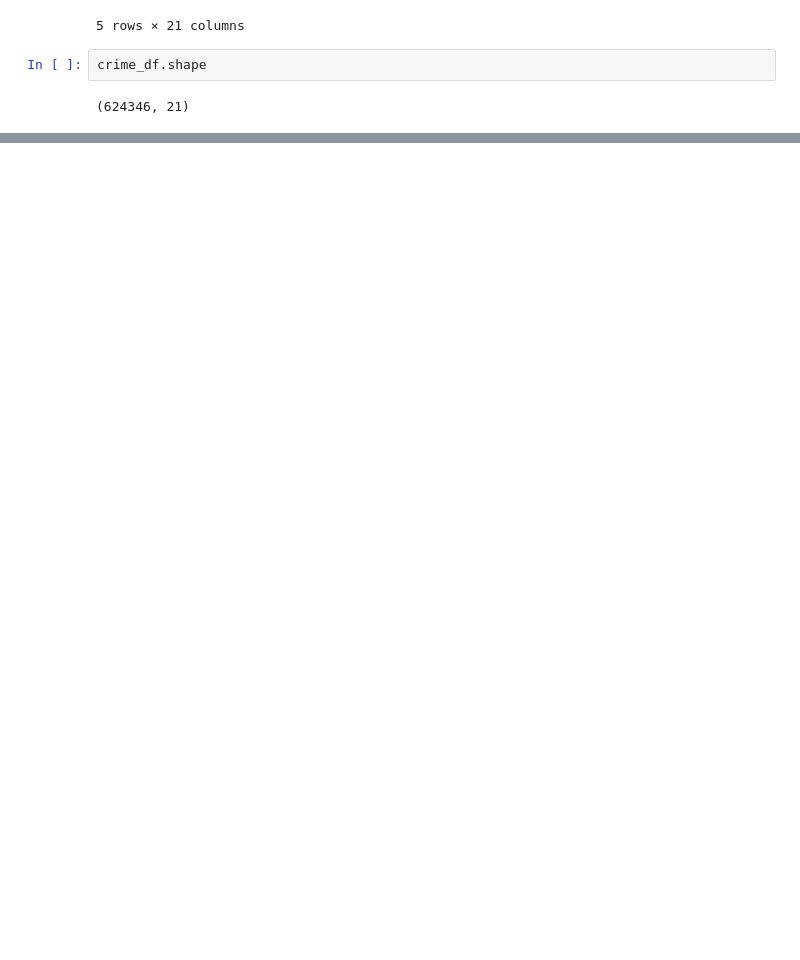
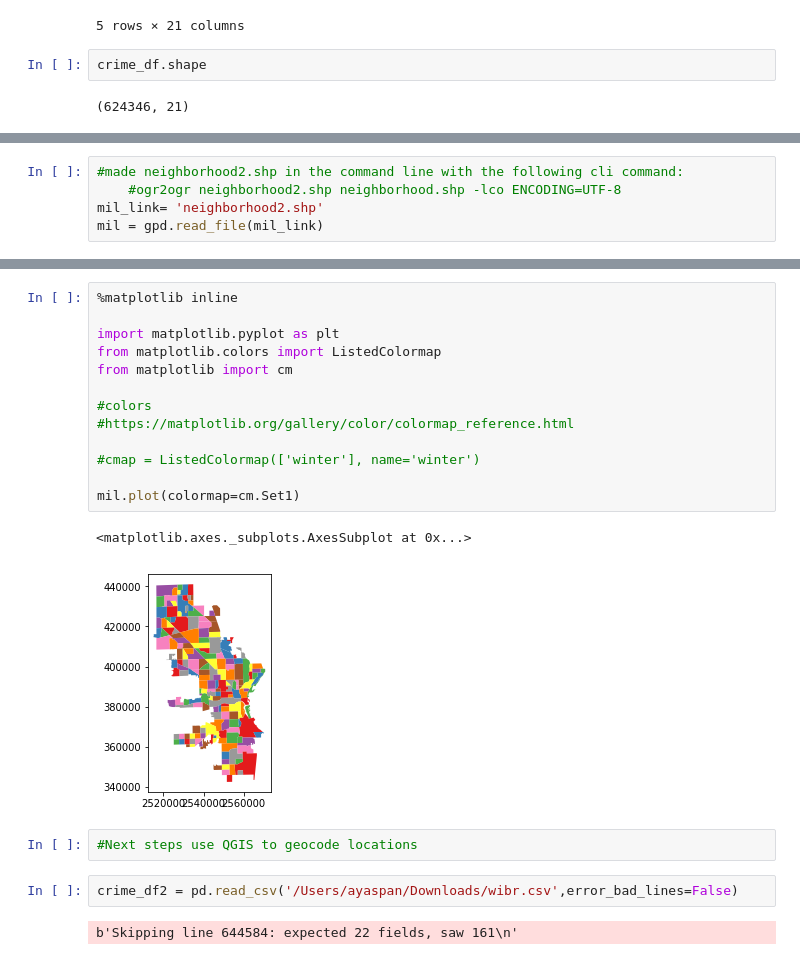
Before and after one commit to Aycrazy/MKE_LC, a Jupyter notebook: MKE_Lead.ipynb, the cells around one changed output, grey strips where cells are left out. Cells and saved outputs as stored; diff of their text form; blank space fills up the shorter version.

```diff
--- a/MKE_Lead.ipynb
+++ b/MKE_Lead.ipynb
@@ -143,0 +233,5 @@ crime_df.shape
+# %%
+#made neighborhood2.shp in the command line with the following cli command:
+    #ogr2ogr neighborhood2.shp neighborhood.shp -lco ENCODING=UTF-8
+mil_link= 'neighborhood2.shp'
+mil = gpd.read_file(mil_link)
@@ -143,0 +247,22 @@ crime_df.shape
+# %%
+%matplotlib inline
+
+import matplotlib.pyplot as plt
+from matplotlib.colors import ListedColormap
+from matplotlib import cm
+
+#colors
+#https://matplotlib.org/gallery/color/colormap_reference.html
+
+#cmap = ListedColormap(['winter'], name='winter')
+
+mil.plot(colormap=cm.Set1)
+# %% [output]
+<matplotlib.axes._subplots.AxesSubplot at 0x...>
+[figure, added]
+# %%
+#Next steps use QGIS to geocode locations
+# %%
+crime_df2 = pd.read_csv('/Users/ayaspan/Downloads/wibr.csv',error_bad_lines=False)
+# %% [output]
+b'Skipping line 644584: expected 22 fields, saw 161\n'
```
Also changed, not shown: parts of 32 cells of this notebook, 3 other files.
